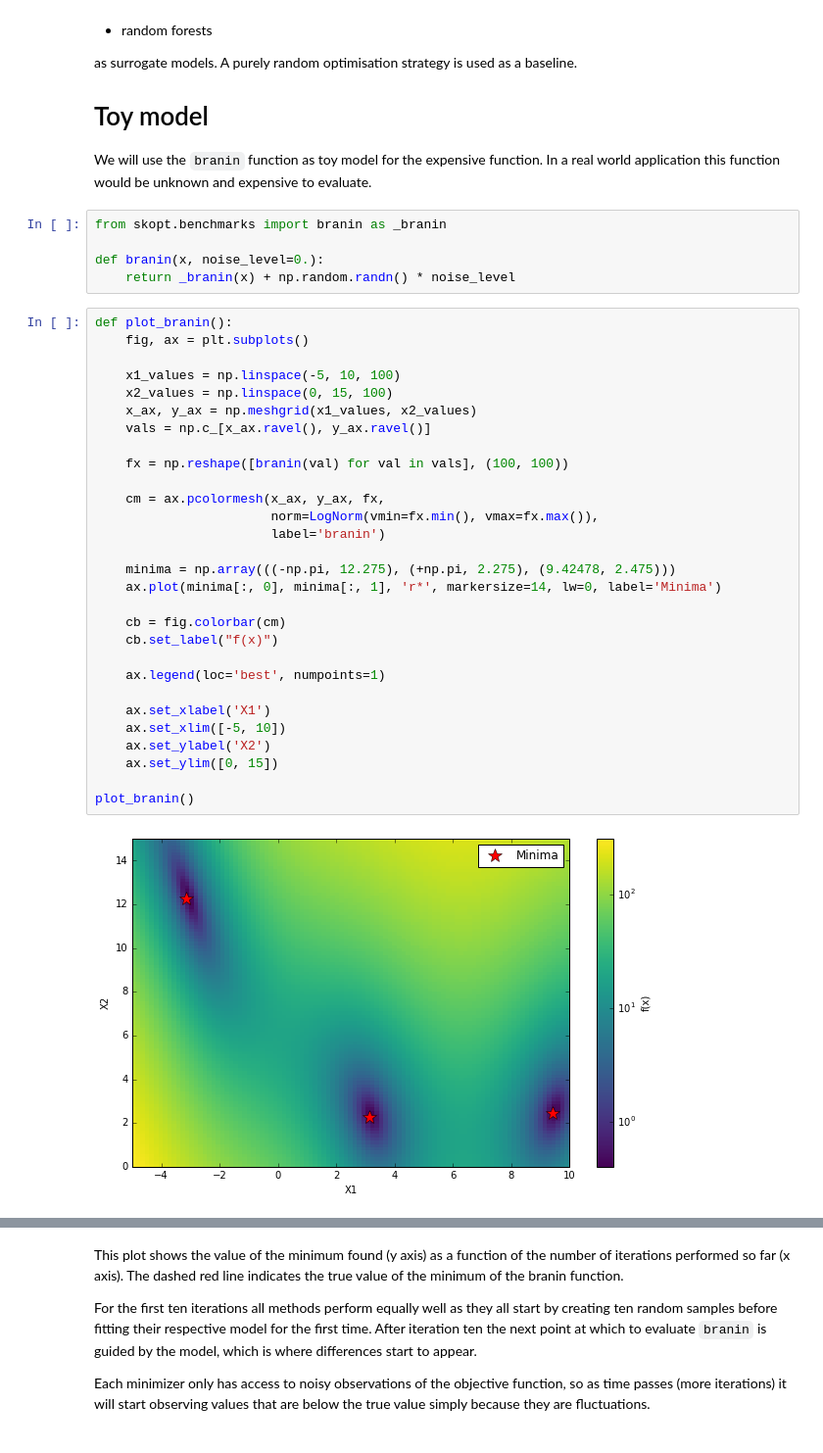
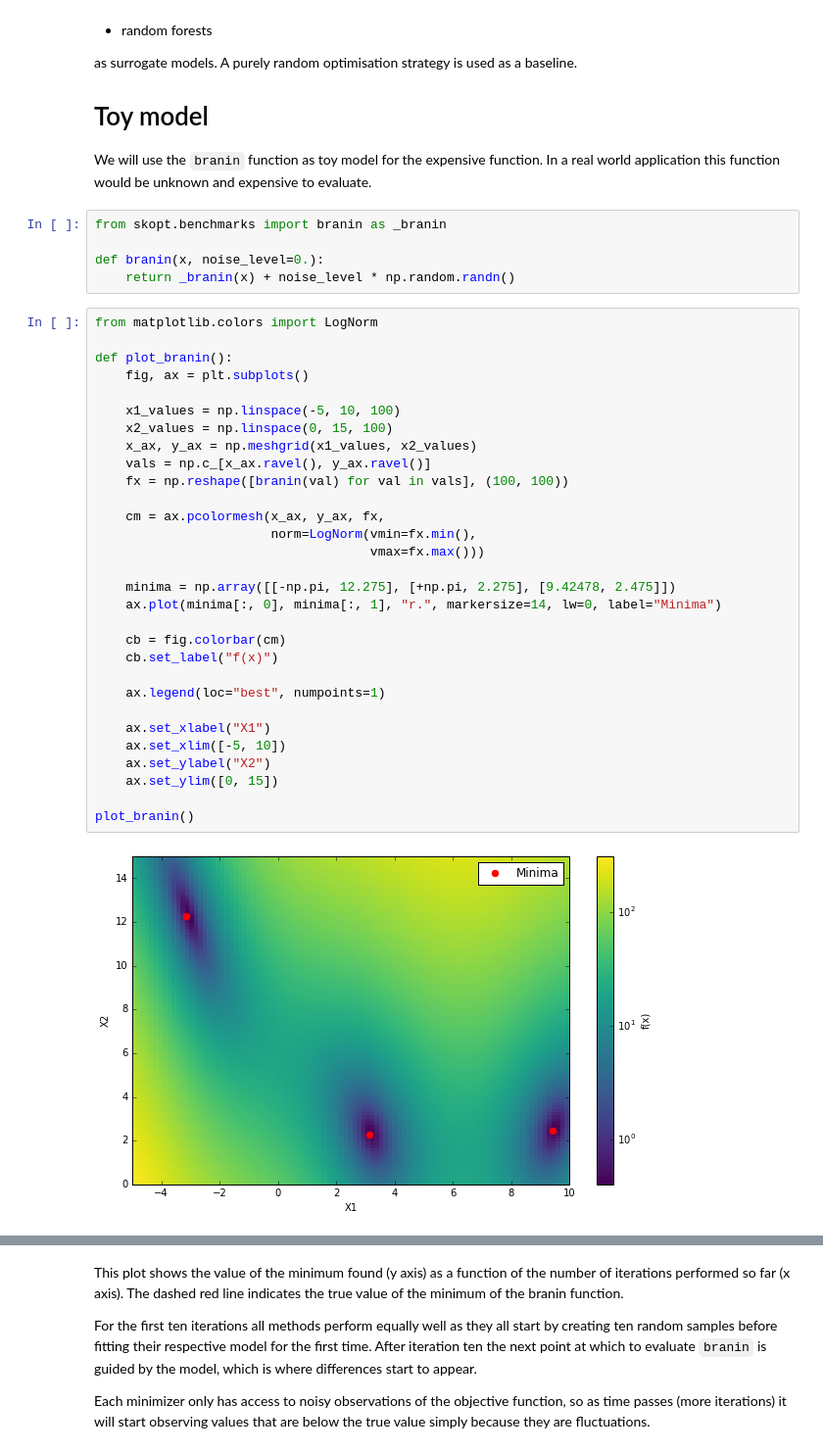
Before and after one commit to scikit-optimize/scikit-optimize, a Jupyter notebook: examples/strategy-comparison.ipynb, the cells around one changed output, grey strips where cells are left out. Shown: that part at 98% size. Drawn from its saved outputs; the diff is of its cells as text.

```diff
--- a/examples/strategy-comparison.ipynb
+++ b/examples/strategy-comparison.ipynb
@@ -36,36 +32,37 @@ a real world application this function would be unknown and expensive to evaluat
 from skopt.benchmarks import branin as _branin
 
 def branin(x, noise_level=0.):
-    return _branin(x) + np.random.randn() * noise_level
+    return _branin(x) + noise_level * np.random.randn()
 # %%
+from matplotlib.colors import LogNorm
+
 def plot_branin():
     fig, ax = plt.subplots()
 
     x1_values = np.linspace(-5, 10, 100)
     x2_values = np.linspace(0, 15, 100)
     x_ax, y_ax = np.meshgrid(x1_values, x2_values)
     vals = np.c_[x_ax.ravel(), y_ax.ravel()]
-
     fx = np.reshape([branin(val) for val in vals], (100, 100))
 
     cm = ax.pcolormesh(x_ax, y_ax, fx,
-                       norm=LogNorm(vmin=fx.min(), vmax=fx.max()),
-                       label='branin')
+                       norm=LogNorm(vmin=fx.min(),
+                                    vmax=fx.max()))
 
-    minima = np.array(((-np.pi, 12.275), (+np.pi, 2.275), (9.42478, 2.475)))
-    ax.plot(minima[:, 0], minima[:, 1], 'r*', markersize=14, lw=0, label='Minima')
+    minima = np.array([[-np.pi, 12.275], [+np.pi, 2.275], [9.42478, 2.475]])
+    ax.plot(minima[:, 0], minima[:, 1], "r.", markersize=14, lw=0, label="Minima")
 
     cb = fig.colorbar(cm)
     cb.set_label("f(x)")
 
-    ax.legend(loc='best', numpoints=1)
+    ax.legend(loc="best", numpoints=1)
 
-    ax.set_xlabel('X1')
+    ax.set_xlabel("X1")
     ax.set_xlim([-5, 10])
-    ax.set_ylabel('X2')
+    ax.set_ylabel("X2")
     ax.set_ylim([0, 15])
 
 plot_branin()
 # %% [output]
-[figure, old version]
+[figure, new version]
 # %% [markdown]
```
Also changed, not shown: parts of 7 cells of this notebook, 5 other files.
